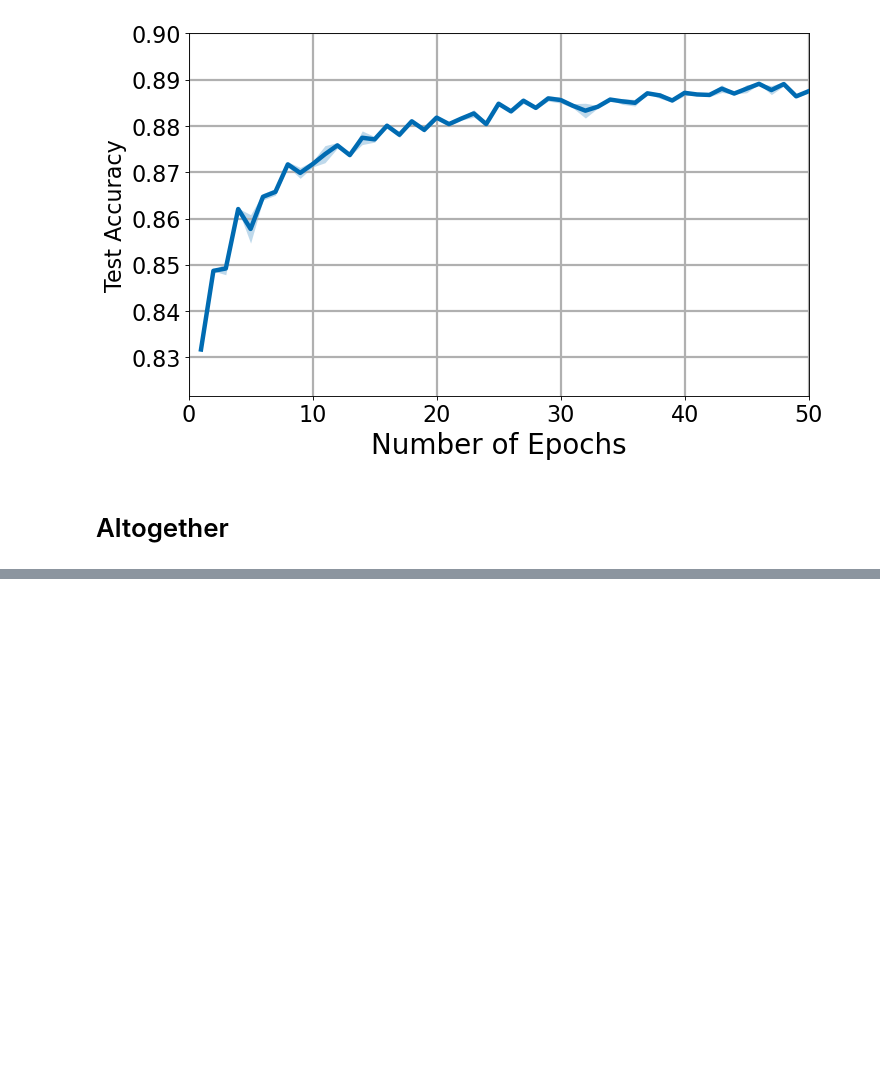
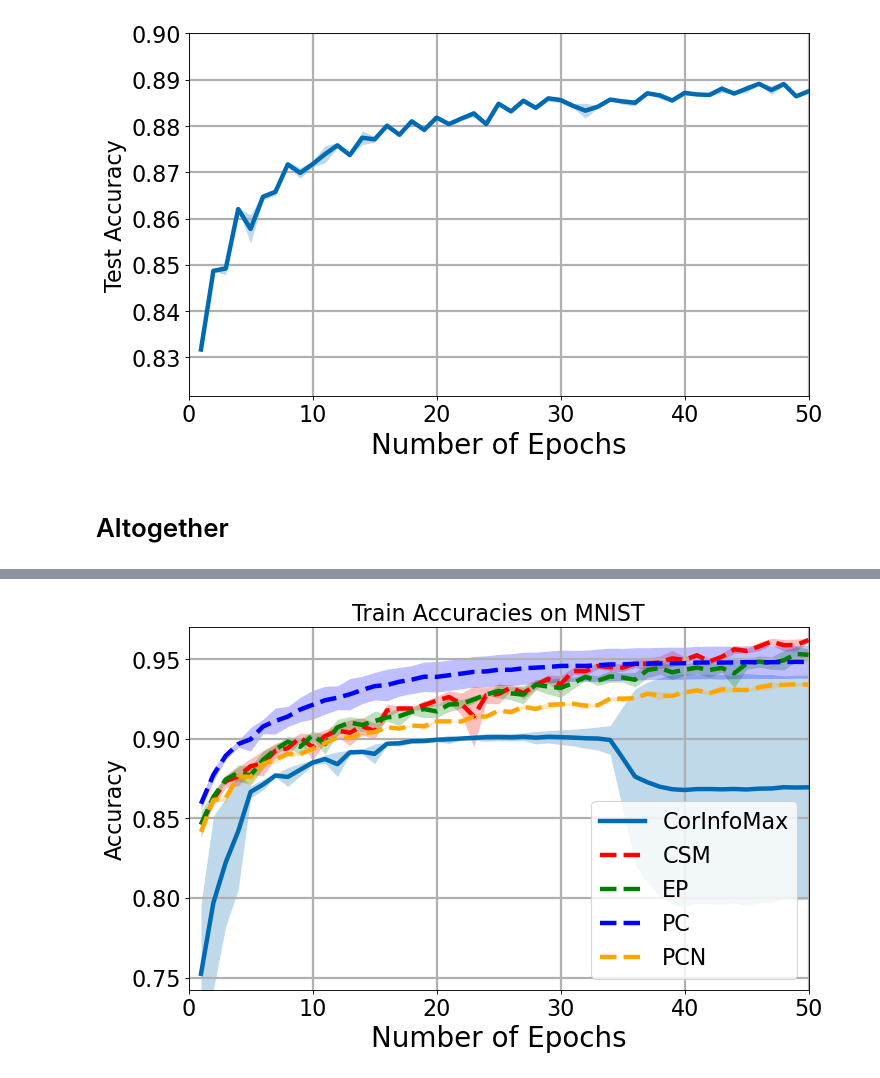
Before and after one commit to BariscanBozkurt/Supervised-CorInfoMax, a Jupyter notebook: Simulations/Classification/AnalyzeSimulations/Plot_FashionMNIST_Results.ipynb, the cells around one changed output, grey strips where cells are left out. Saved outputs shown, nothing was run; the diff lists cells and outputs as text; code cells hidden in the pictures; blank space fills up the shorter version.

```diff
--- a/Simulations/Classification/AnalyzeSimulations/Plot_FashionMNIST_Results.ipynb
+++ b/Simulations/Classification/AnalyzeSimulations/Plot_FashionMNIST_Results.ipynb
@@ -363,0 +467,32 @@ ApplyFont(plt.gca())
+# %%
+x = np.arange(1, mean_corinfo_trn.shape[0]+1)
+fh2=plt.figure(figsize=(10, 6), dpi=80)
+
+
+plt.plot(x, mean_corinfo_trn, linewidth=4, color='#006BB2', label = "CorInfoMax")
+plt.fill_between(x, mean_corinfo_trn - std_data_corinfo_trn, mean_corinfo_trn + std_data_corinfo_trn, alpha=0.25, linewidth=0, color='#006BB2')
+
+plt.plot(x, mean_csm_trn, 'r--', linewidth=4, label = "CSM")
+plt.fill_between(x, mean_csm_trn - std_data_csm_trn, mean_csm_trn + std_data_csm_trn, color = 'red', alpha=0.25, linewidth=0)
+
+plt.plot(x, mean_ep_trn, 'g--', linewidth=4, label = "EP")
+plt.fill_between(x, mean_ep_trn - std_data_ep_trn, mean_ep_trn + std_data_ep_trn, color = 'green', alpha=0.25, linewidth=0)
+
+plt.plot(x, mean_pc_trn, 'b--', linewidth=4, label = "PC")
+plt.fill_between(x, mean_pc_trn - std_data_pc_trn, mean_pc_trn + std_data_pc_trn, color = 'blue', alpha=0.25, linewidth=0)
+
+plt.plot(x, mean_pcn_trn, '--', color = "orange", linewidth=4, label = "PCN")
+plt.fill_between(x, mean_pcn_trn - std_data_pcn_trn, mean_pcn_trn + std_data_pcn_trn, color = 'orange', alpha=0.25, linewidth=0)
+
+
+gh=plt.grid(linewidth=2)
+plt.xticks(fontsize=20)
+plt.yticks(fontsize=20)
+plt.ylabel('Accuracy',fontsize=25)
+plt.xlabel(r"Number of Epochs",fontsize=25)
+plt.title("Train Accuracies on MNIST",fontsize=25)
+plt.legend(fontsize = 20, loc = "best")
+plt.axis([0.0,50,mean_corinfo_trn[0] - 0.01,0.97])
+ApplyFont(plt.gca())
+# %% [output]
+[figure, added]
```
Also changed, not shown: parts of 21 cells of this notebook, 3 other files.
